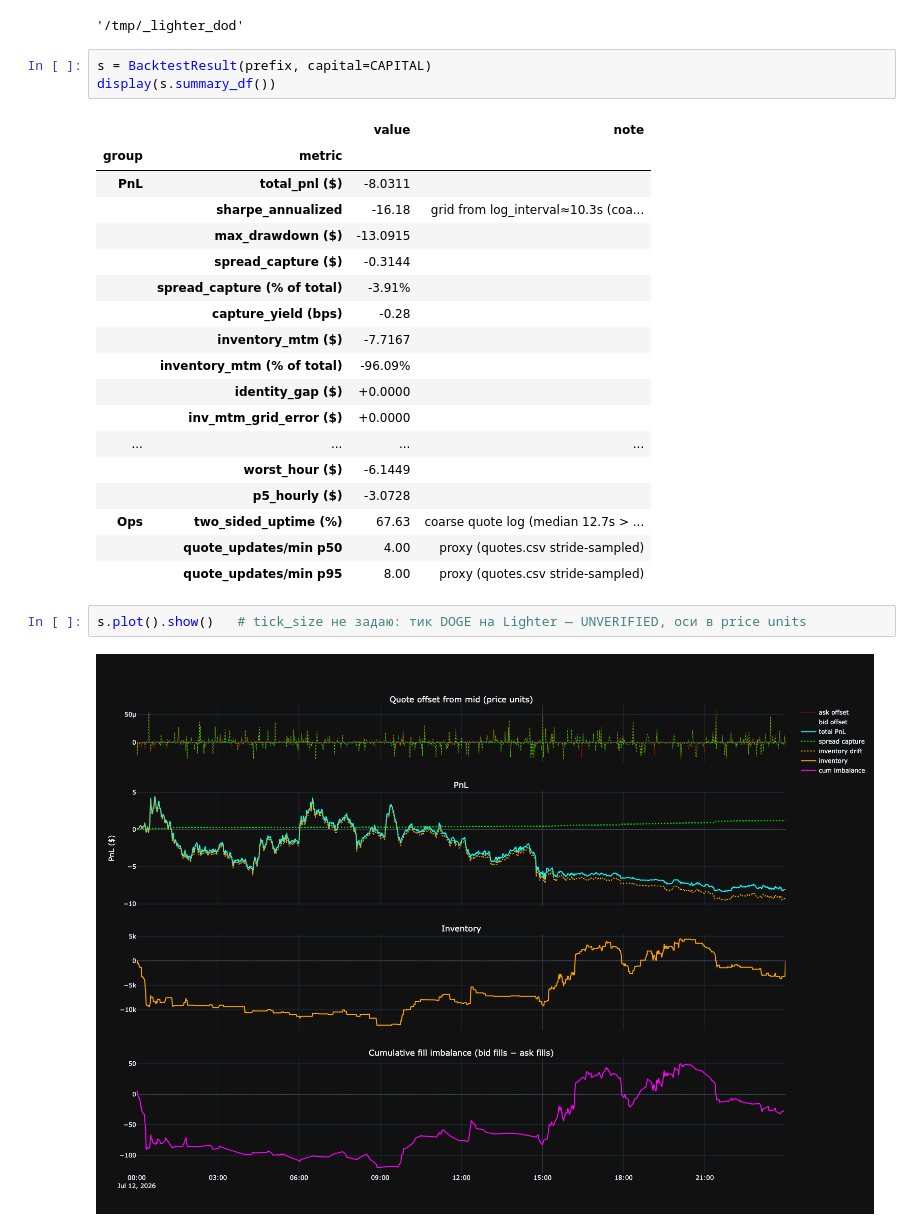
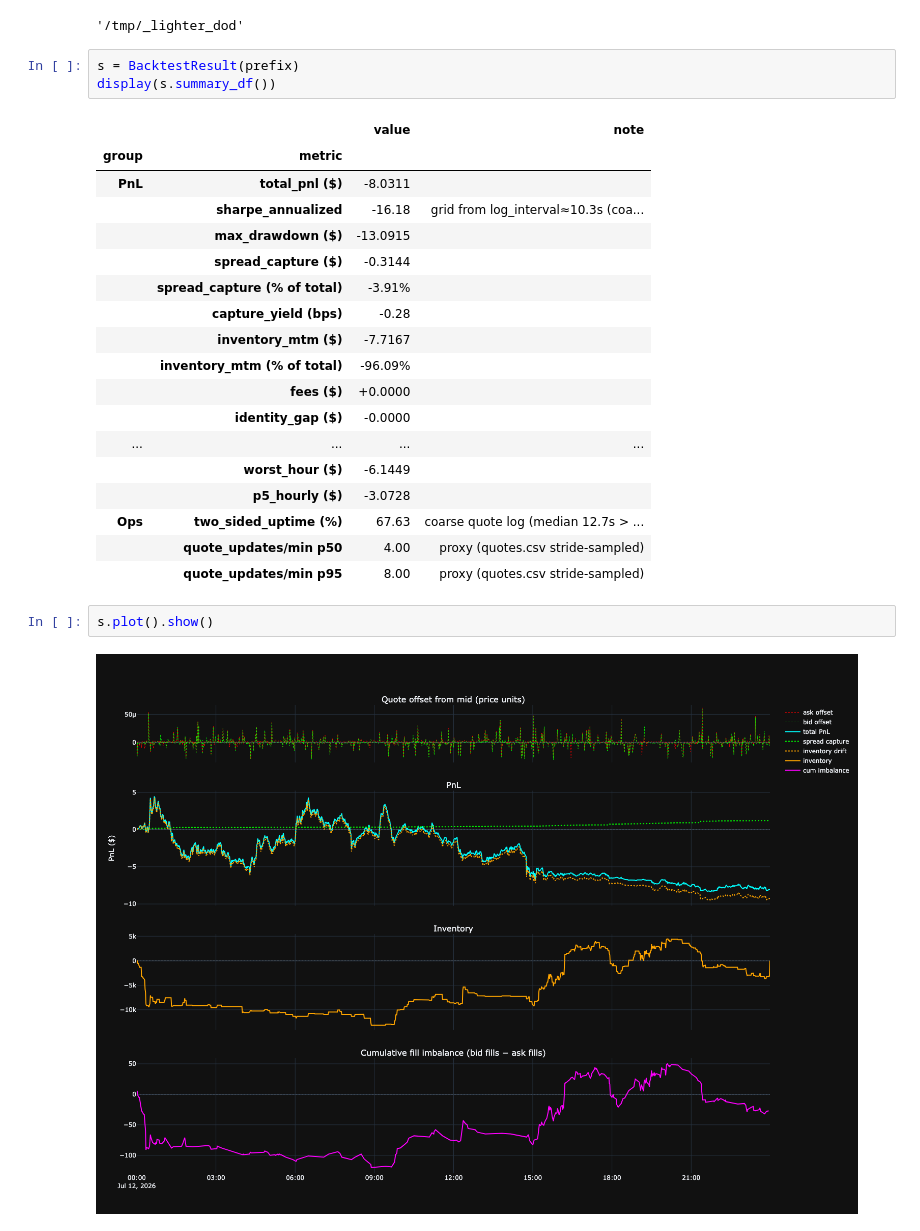
Before and after one commit to stepan-karpov/backtesting, a Jupyter notebook: research/BacktestingBasics.ipynb, the cells around one changed output. Cells and saved outputs as stored; diff of their text form.

```diff
--- a/research/BacktestingBasics.ipynb
+++ b/research/BacktestingBasics.ipynb
@@ -328,21 +325,21 @@ bt.run(AvellanedaStoikov(**params), feed=feed, output_path=prefix)
 # %% [output]
 '/tmp/_lighter_dod'
 # %%
-s = BacktestResult(prefix, capital=CAPITAL)
+s = BacktestResult(prefix)
 display(s.summary_df())
 # %% [output]
 |  |  | value | note |
 | group | metric |  |  |
 | PnL | total_pnl ($) | -8.0311 |  |
 |  | sharpe_annualized | -16.18 | grid from log_interval≈10.3s (coa... |
 |  | max_drawdown ($) | -13.0915 |  |
 |  | spread_capture ($) | -0.3144 |  |
 |  | spread_capture (% of total) | -3.91% |  |
 |  | capture_yield (bps) | -0.28 |  |
 |  | inventory_mtm ($) | -7.7167 |  |
 |  | inventory_mtm (% of total) | -96.09% |  |
-|  | identity_gap ($) | +0.0000 |  |
-|  | inv_mtm_grid_error ($) | +0.0000 |  |
+|  | fees ($) | +0.0000 |  |
+|  | identity_gap ($) | -0.0000 |  |
 | ... | ... | ... | ... |
 |  | worst_hour ($) | -6.1449 |  |
 |  | p5_hourly ($) | -3.0728 |  |
@@ -350,6 +347,6 @@ display(s.summary_df())
 |  | quote_updates/min p50 | 4.00 | proxy (quotes.csv stride-sampled) |
 |  | quote_updates/min p95 | 8.00 | proxy (quotes.csv stride-sampled) |
 # %%
-s.plot().show()   # tick_size не задаю: тик DOGE на Lighter — UNVERIFIED, оси в price units
+s.plot().show()
 # %% [output]
 [figure]
```
Also changed, not shown: parts of 1 cell of this notebook, 4 other files.
